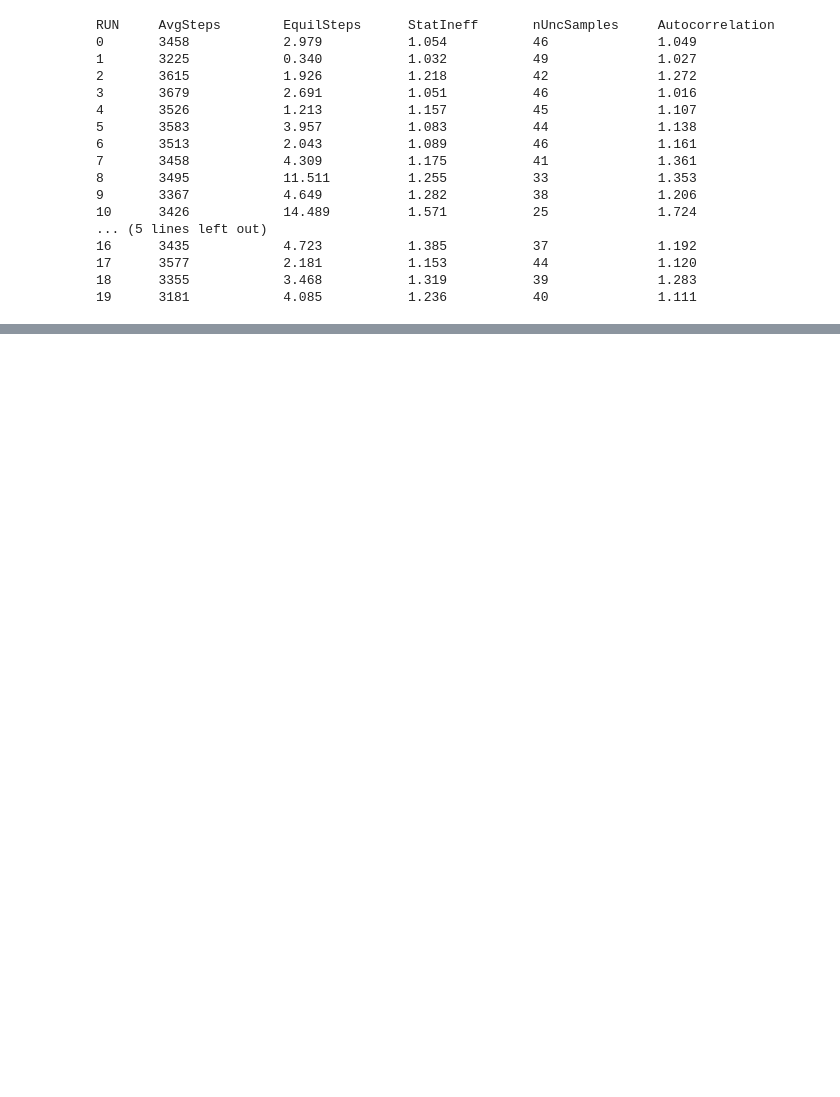
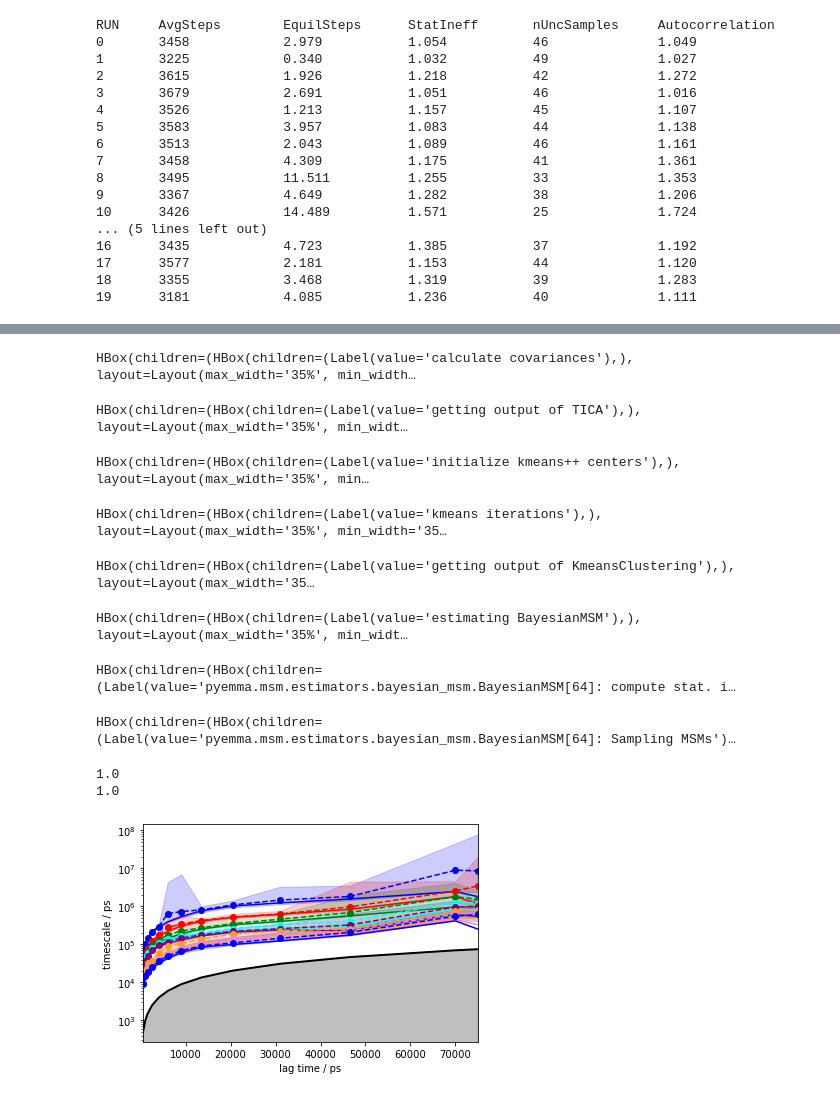
Before and after one commit to yabmtm/scripts, a Jupyter notebook: spiroligomer_analysis.ipynb, the cells around one changed output, grey strips where cells are left out. Drawn from its saved outputs; the diff is of its cells as text; code cells hidden in the pictures; blank space fills up the shorter version.

Commit message:
transitioning to pyemma analysis

```diff
--- a/spiroligomer_analysis.ipynb
+++ b/spiroligomer_analysis.ipynb
@@ -400,7 +432,6 @@ def compute_dtraj():
     # the input for tICA was already trimmed for equilibration and strided
     # so we need not do that here.
     #assignments_file = glob.glob(project_title + '/tica/' + '*_sequences.npy')[0]
-    n_clusters = 5000
     assignments_file = project_title + '/tica/lag_%d_clusters_%d_assignments.npy'%(tica_lagtime,n_clusters)
     assignments = np.load(assignments_file, allow_pickle=True)
 
@@ -674,4 +637,0 @@ Plotting tICA components...
-# %%
-x = [5,5,5,10,10,10,25,25,25,50,50,50,75,75,75,100,100,100,250,250,250,500,500,500,750,750,750,1000,1000,1000,2500,2500,2500,5000,5000,5000,7500,7500,7500,10000,10000,10000]
-y = [3.439,3.780,3.885,6.478,5.995,6.092,7.167,7.594,7.617,7.985,7.689,7.997,7.951,7.941,8.047,8.072,8.021,8.108,8.241,8.255,8.283,8.431,8.434,8.464,8.464,8.503,8.499,8.544,8.544,8.525,8.689,8.668,8.701,8.733,8.771,8.726,8.813, 8.800, 8.811, 8.842, 8.845, 8.827]
-plt.scatter(x,y)
@@ -877,0 +850,33 @@ print(feature_files)
+# %%
+import pyemma, glob
+import numpy as np
+project_title = 'PROJ14101'
+runs = 20
+feature_files = []
+for i in range(runs):
+    feature_files += sorted(glob.glob(project_title + '/features/' + "P*R%d_*npy"%i))
+features = [ np.load(filename) for filename in feature_files]
+
+tica = pyemma.coordinates.tica(features, lag=5, dim=4)
+tica_output = tica.get_output()
+tica_concatenated = np.concatenate(tica_output)
+
+clusters = pyemma.coordinates.cluster_kmeans(tica_output, k=500, max_iter=1000, stride=1)
+dt = md_time_step*stride*1000
+its = pyemma.msm.its(clusters.dtrajs, lags=150, nits=8, errors='bayes')
+pyemma.plots.plot_implied_timescales(its, units='ps', dt=dt)
+msm_obj = pyemma.msm.bayesian_markov_model(clusters.dtrajs, lag=35, dt_traj='%f ps'%dt)
+print(msm_obj.active_count_fraction)
+print(msm_obj.active_state_fraction)
+# %% [output]
+HBox(children=(HBox(children=(Label(value='calculate covariances'),), layout=Layout(max_width='35%', min_width…
+HBox(children=(HBox(children=(Label(value='getting output of TICA'),), layout=Layout(max_width='35%', min_widt…
+HBox(children=(HBox(children=(Label(value='initialize kmeans++ centers'),), layout=Layout(max_width='35%', min…
+HBox(children=(HBox(children=(Label(value='kmeans iterations'),), layout=Layout(max_width='35%', min_width='35…
+HBox(children=(HBox(children=(Label(value='getting output of KmeansClustering'),), layout=Layout(max_width='35…
+HBox(children=(HBox(children=(Label(value='estimating BayesianMSM'),), layout=Layout(max_width='35%', min_widt…
+HBox(children=(HBox(children=(Label(value='pyemma.msm.estimators.bayesian_msm.BayesianMSM[64]: compute stat. i…
+HBox(children=(HBox(children=(Label(value='pyemma.msm.estimators.bayesian_msm.BayesianMSM[64]: Sampling MSMs')…
+1.0
+1.0
+[figure, added]
```
Also changed, not shown: parts of 17 cells of this notebook.
